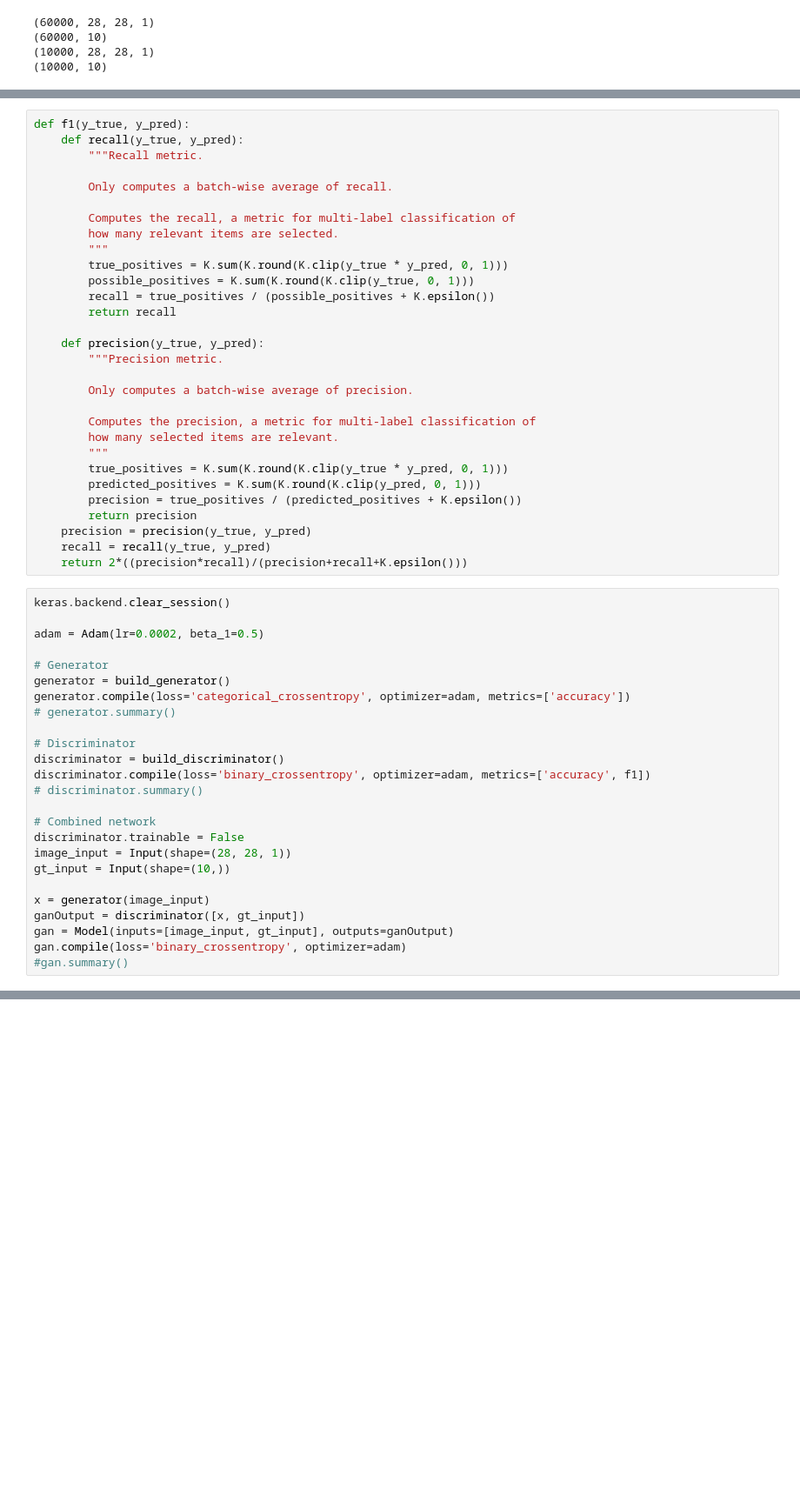
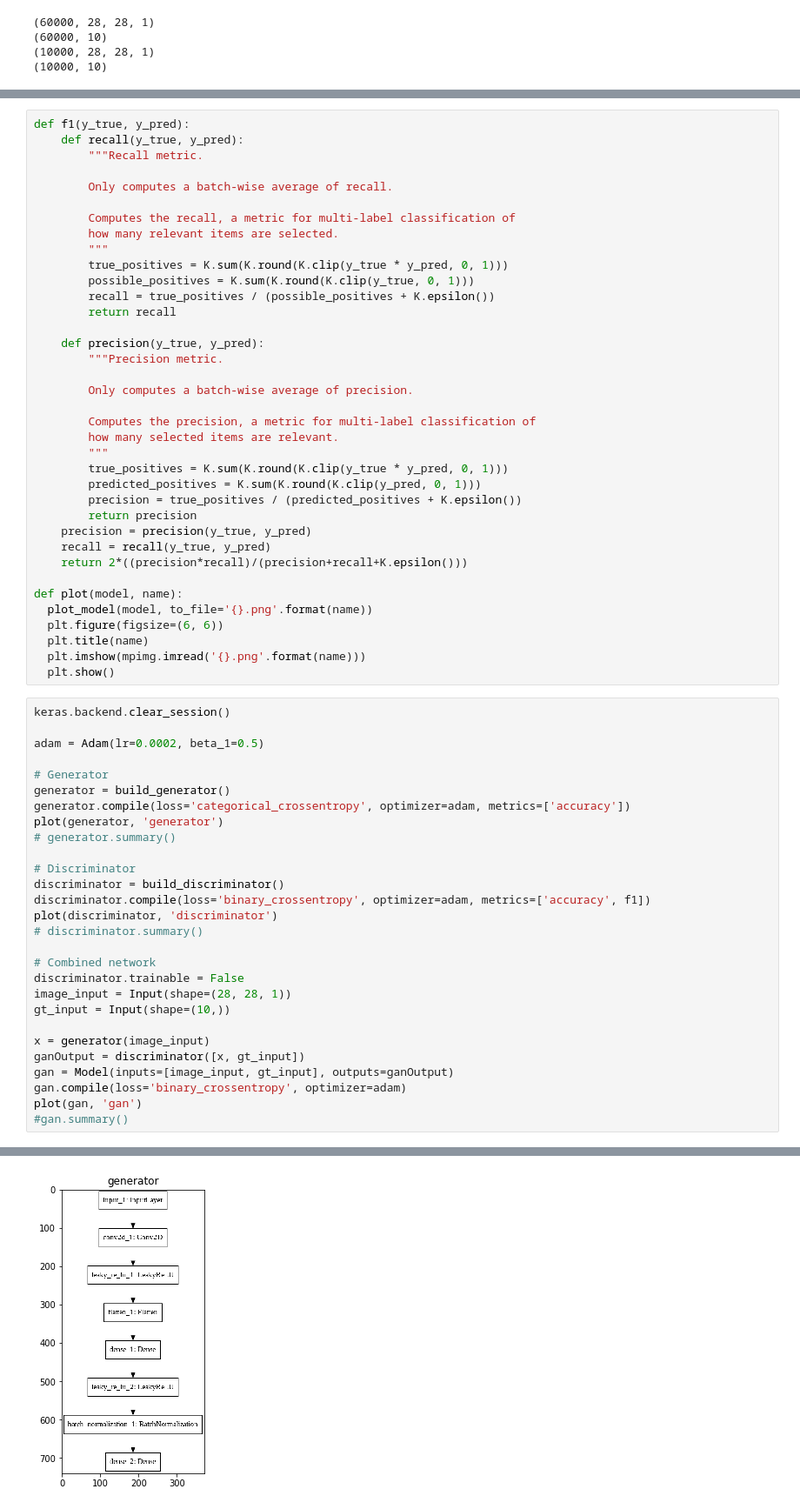
Before and after one commit to ThierryJudge/colabs, a Jupyter notebook: gan_loss.ipynb, the cells around one changed output, grey strips where cells are left out. Shown at 87% size. Cells and saved outputs as stored; diff of their text form; blank space fills up the shorter version.

```diff
--- a/gan_loss.ipynb
+++ b/gan_loss.ipynb
@@ -105,6 +107,13 @@ def f1(y_true, y_pred):
     precision = precision(y_true, y_pred)
     recall = recall(y_true, y_pred)
     return 2*((precision*recall)/(precision+recall+K.epsilon()))
+
+def plot(model, name):
+  plot_model(model, to_file='{}.png'.format(name))
+  plt.figure(figsize=(6, 6))
+  plt.title(name)
+  plt.imshow(mpimg.imread('{}.png'.format(name)))
+  plt.show()
 # %%
 keras.backend.clear_session()
 
@@ -113,11 +122,13 @@ adam = Adam(lr=0.0002, beta_1=0.5)
 # Generator
 generator = build_generator()
 generator.compile(loss='categorical_crossentropy', optimizer=adam, metrics=['accuracy'])
+plot(generator, 'generator')
 # generator.summary()
 
 # Discriminator
 discriminator = build_discriminator()
 discriminator.compile(loss='binary_crossentropy', optimizer=adam, metrics=['accuracy', f1])
+plot(discriminator, 'discriminator')
 # discriminator.summary()
 
 # Combined network
@@ -129,5 +140,6 @@ x = generator(image_input)
 ganOutput = discriminator([x, gt_input])
 gan = Model(inputs=[image_input, gt_input], outputs=ganOutput)
 gan.compile(loss='binary_crossentropy', optimizer=adam)
+plot(gan, 'gan')
 #gan.summary()
 # %% [output]
@@ -151,0 +146 @@ Use tf.where in 2.0, which has the same broadcast rule as np.where
+[figure, added]
```
Also changed, not shown: parts of 7 cells of this notebook.
